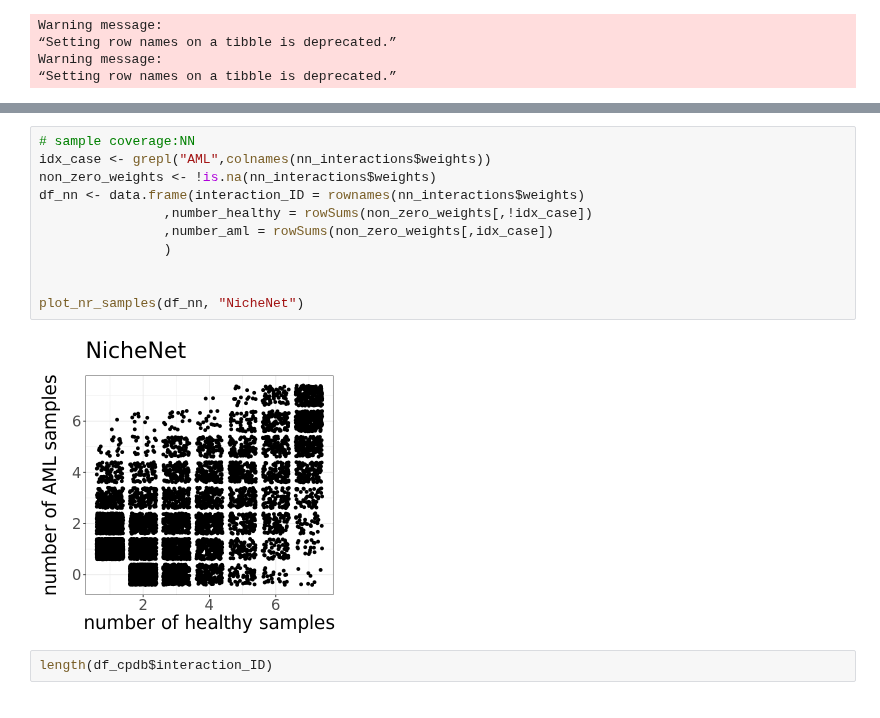
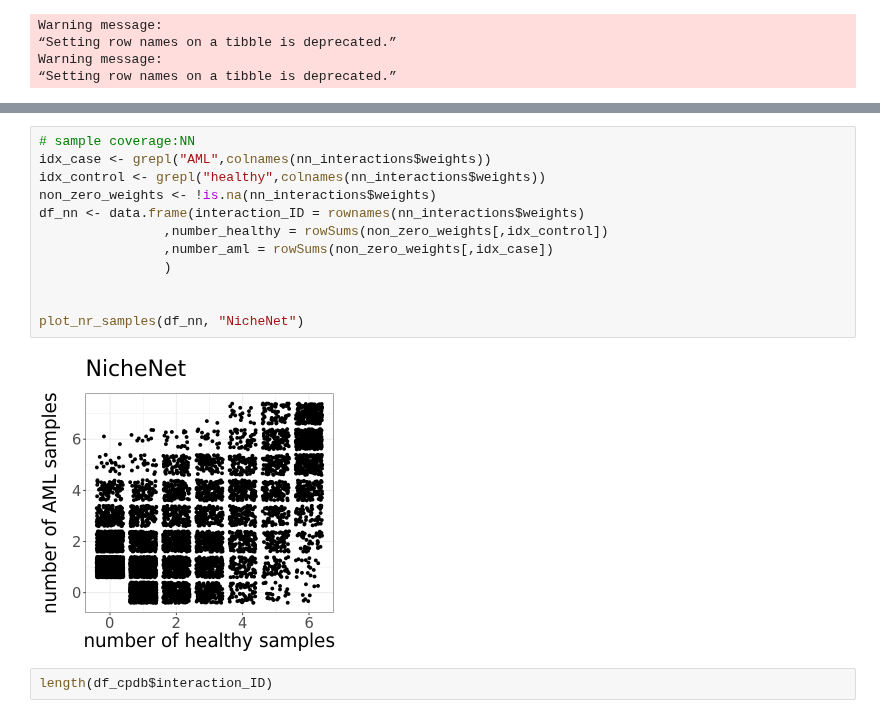
Before and after one commit to colomemaria/community-paper, a Jupyter notebook: src/method_comparison/compare_algorithms/compare_results/compare_algorithms.ipynb, the cells around one changed output, grey strips where cells are left out. Drawn from its saved outputs; the diff is of its cells as text.

```diff
--- a/src/method_comparison/compare_algorithms/compare_results/compare_algorithms.ipynb
+++ b/src/method_comparison/compare_algorithms/compare_results/compare_algorithms.ipynb
@@ -281,16 +295,17 @@ tibble [5,732 × 14] (S3: tbl_df/tbl/data.frame)
 # %%
 # sample coverage:NN
 idx_case <- grepl("AML",colnames(nn_interactions$weights))
+idx_control <- grepl("healthy",colnames(nn_interactions$weights))
 non_zero_weights <- !is.na(nn_interactions$weights)
 df_nn <- data.frame(interaction_ID = rownames(nn_interactions$weights)
-                ,number_healthy = rowSums(non_zero_weights[,!idx_case])
+                ,number_healthy = rowSums(non_zero_weights[,idx_control])
                 ,number_aml = rowSums(non_zero_weights[,idx_case])
                 )
 
 
 plot_nr_samples(df_nn, "NicheNet")
 # %% [output]
-[figure, old version]
+[figure, new version]
 # %%
 length(df_cpdb$interaction_ID)
 # %% [output]
```
Also changed, not shown: parts of 10 cells of this notebook.
